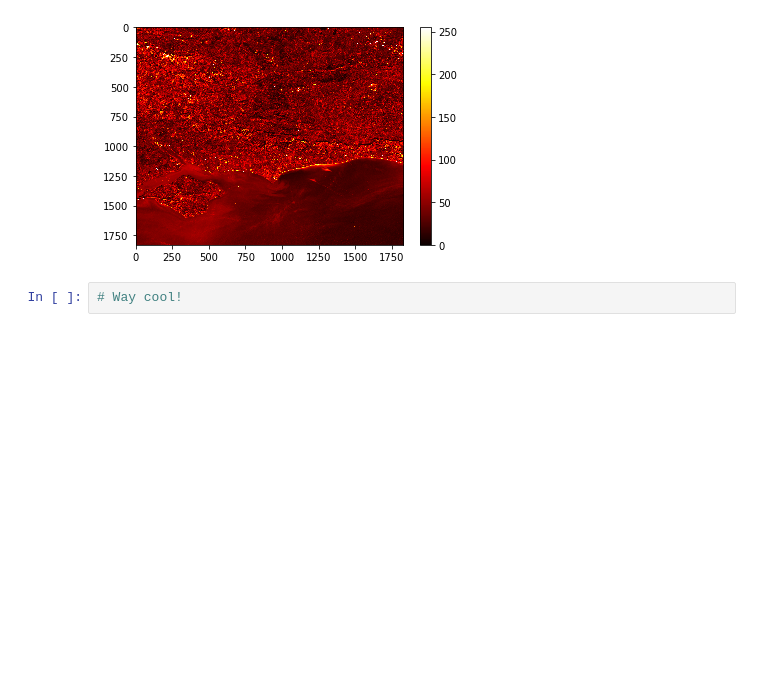
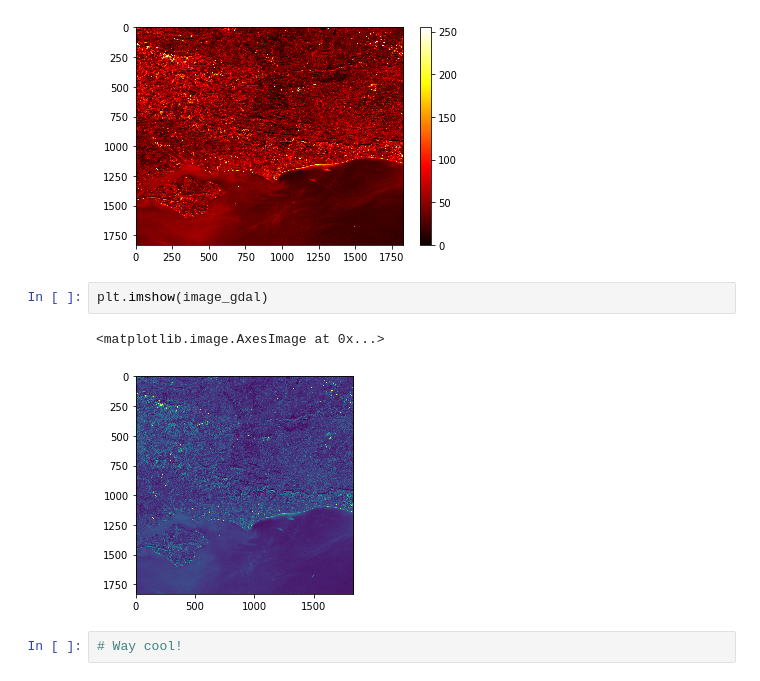
Before and after one commit to pragmatizt/coffee_challenges, a Jupyter notebook: GIS_GDAL_intro.ipynb, the cells around one changed output. Cells and saved outputs as stored; diff of their text form; blank space fills up the shorter version.

```diff
--- a/GIS_GDAL_intro.ipynb
+++ b/GIS_GDAL_intro.ipynb
@@ -126,5 +126,10 @@ plt.colorbar()
 plt.show()
 # %% [output]
 [figure]
+# %%
+plt.imshow(image_gdal)
+# %% [output]
+<matplotlib.image.AxesImage at 0x...>
+[figure, added]
 # %%
 # Way cool!
```
